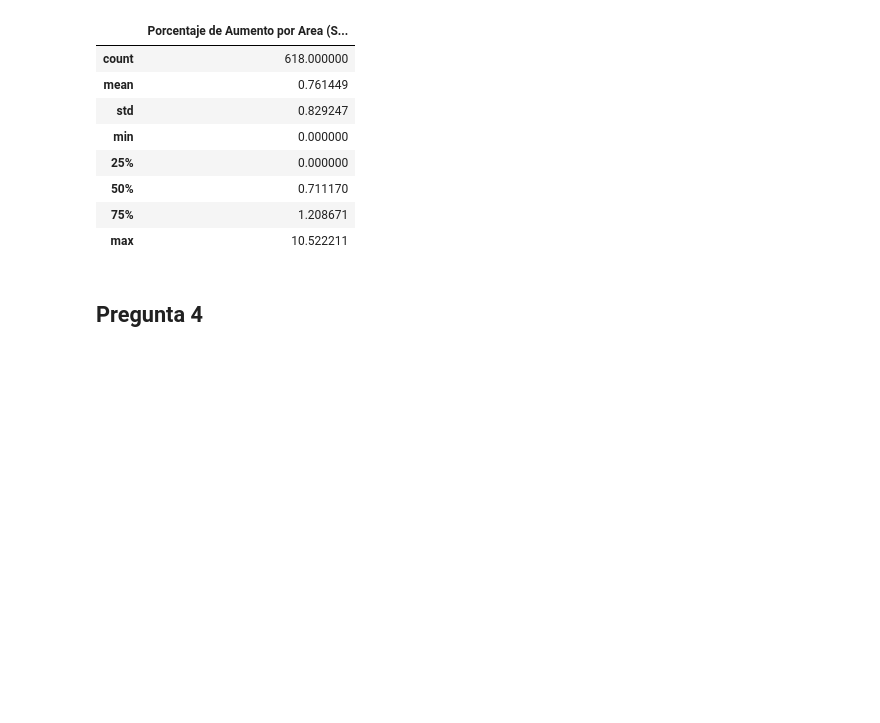
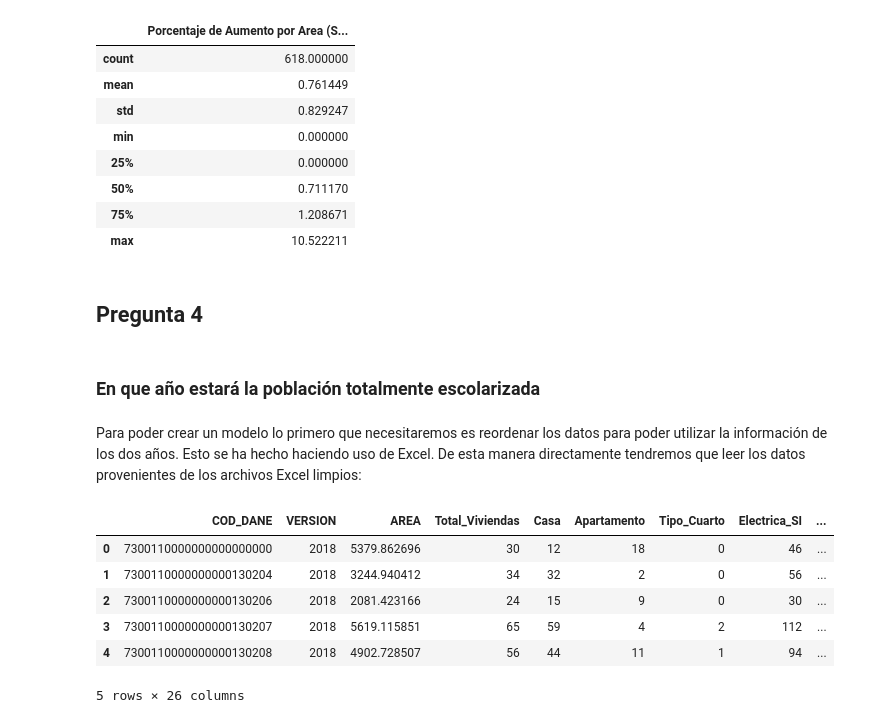
Before and after one commit to ibai4119/DataTraffic, a Jupyter notebook: code.ipynb, the cells around one changed output. Drawn from its saved outputs; the diff is of its cells as text; code cells hidden in the pictures; blank space fills up the shorter version.

```diff
--- a/code.ipynb
+++ b/code.ipynb
@@ -210,3 +210,20 @@ aumento_secundaria.describe()
 | max | 10.522211 |
 # %% [markdown]
 ## Pregunta 4
+# %% [markdown]
+### En que año estará la población totalmente escolarizada
+# %% [markdown]
+Para poder crear un modelo lo primero que necesitaremos es reordenar los datos para poder utilizar la información de los dos años. Esto se ha hecho haciendo uso de Excel. De esta manera directamente tendremos que leer los datos provenientes de los archivos Excel limpios:
+# %%
+data_2002_clean = pd.read_csv('Data/Censo_2002_clean.csv', sep=';')
+data_2018_clean = pd.read_csv('Data/Censo_2018_clean.csv', sep=';')
+# %%
+data_2018_clean.head()
+# %% [output]
+|  | COD_DANE | VERSION | AREA | Total_Viviendas | Casa | Apartamento | Tipo_Cuarto | Electrica_SI | ... |
+| 0 | 7300110000000000000000 | 2018 | 5379.862696 | 30 | 12 | 18 | 0 | 46 | ... |
+| 1 | 7300110000000000130204 | 2018 | 3244.940412 | 34 | 32 | 2 | 0 | 56 | ... |
+| 2 | 7300110000000000130206 | 2018 | 2081.423166 | 24 | 15 | 9 | 0 | 30 | ... |
+| 3 | 7300110000000000130207 | 2018 | 5619.115851 | 65 | 59 | 4 | 2 | 112 | ... |
+| 4 | 7300110000000000130208 | 2018 | 4902.728507 | 56 | 44 | 11 | 1 | 94 | ... |
+5 rows × 26 columns
```
Also changed, not shown: parts of 27 cells of this notebook, 1 other file.
